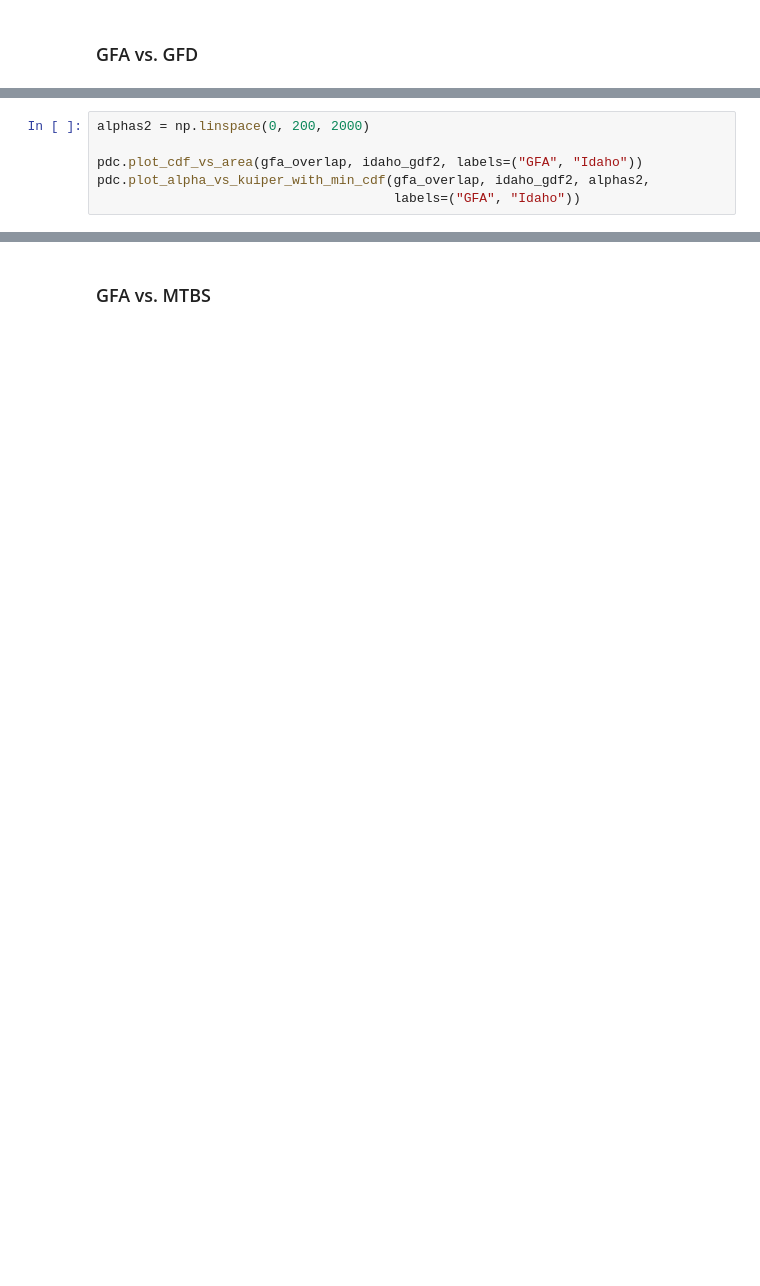
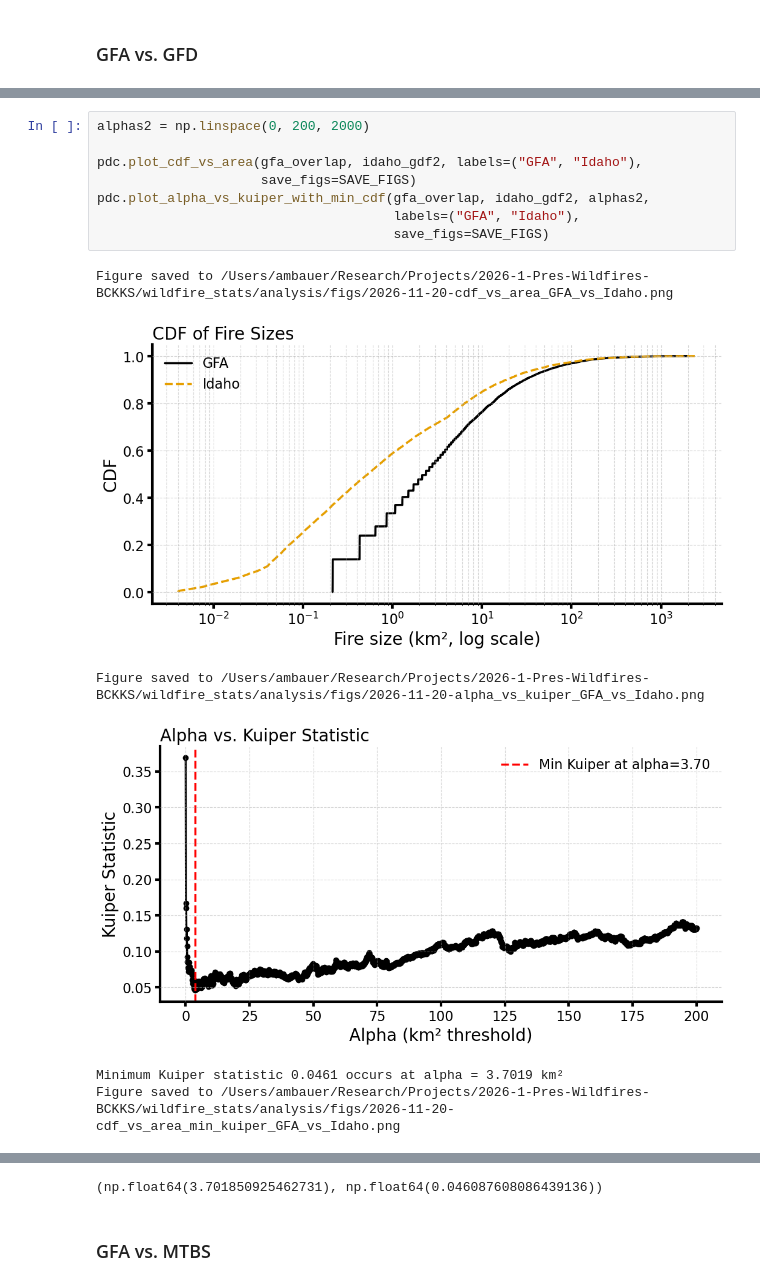
Before and after one commit to adam-bauer-34/wildfire_stats, a Jupyter notebook: dev/1_dataset_comparison.ipynb, the cells around one changed output, grey strips where cells are left out. Drawn from its saved outputs; the diff is of its cells as text; blank space fills up the shorter version.

```diff
--- a/dev/1_dataset_comparison.ipynb
+++ b/dev/1_dataset_comparison.ipynb
@@ -86,6 +130,15 @@ KeyError: 'area_km2'
 # %%
 alphas2 = np.linspace(0, 200, 2000)
 
-pdc.plot_cdf_vs_area(gfa_overlap, idaho_gdf2, labels=("GFA", "Idaho"))
+pdc.plot_cdf_vs_area(gfa_overlap, idaho_gdf2, labels=("GFA", "Idaho"),
+                     save_figs=SAVE_FIGS)
 pdc.plot_alpha_vs_kuiper_with_min_cdf(gfa_overlap, idaho_gdf2, alphas2,
-                                      labels=("GFA", "Idaho"))
+                                      labels=("GFA", "Idaho"),
+                                      save_figs=SAVE_FIGS)
+# %% [output]
+Figure saved to /Users/ambauer/Research/Projects/2026-1-Pres-Wildfires-BCKKS/wildfire_stats/analysis/figs/2026-11-20-cdf_vs_area_GFA_vs_Idaho.png
+[figure, added]
+Figure saved to /Users/ambauer/Research/Projects/2026-1-Pres-Wildfires-BCKKS/wildfire_stats/analysis/figs/2026-11-20-alpha_vs_kuiper_GFA_vs_Idaho.png
+[figure, added]
+Minimum Kuiper statistic 0.0461 occurs at alpha = 3.7019 km²
+Figure saved to /Users/ambauer/Research/Projects/2026-1-Pres-Wildfires-BCKKS/wildfire_stats/analysis/figs/2026-11-20-cdf_vs_area_min_kuiper_GFA_vs_Idaho.png
@@ -92,3 +146,4 @@ pdc.plot_alpha_vs_kuiper_with_min_cdf(gfa_overlap, idaho_gdf2, alphas2,
+(np.float64(3.701850925462731), np.float64(0.046087608086439136))
 # %% [markdown]
 ### GFA vs. MTBS
 # %%
```
Also changed, not shown: parts of 8 cells of this notebook, 5 other files.
